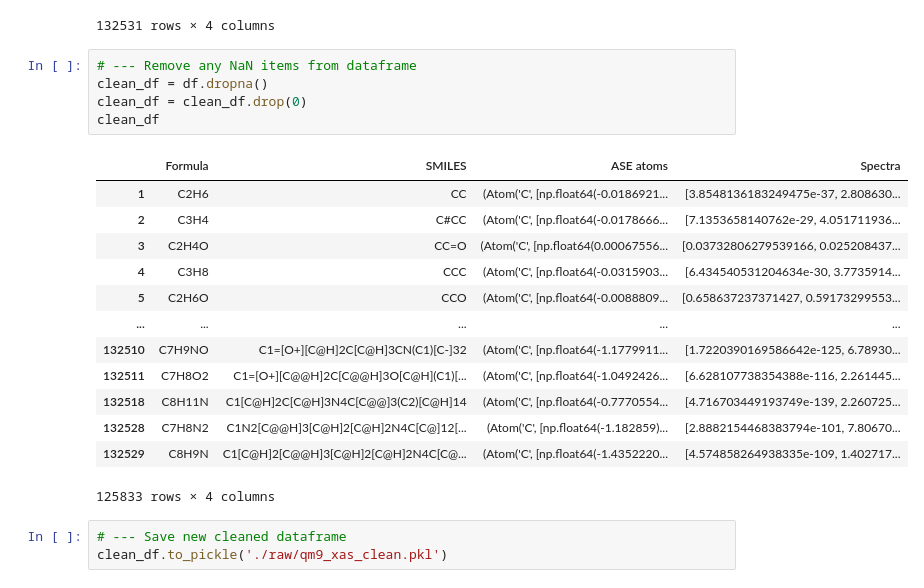
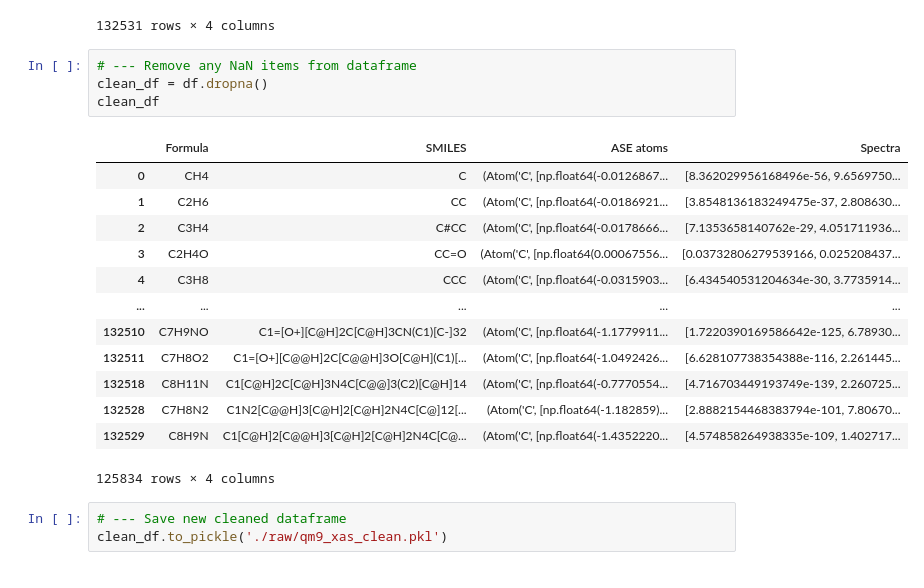
Before and after one commit to sam-j-hall/QM9_charge, a Jupyter notebook: view_data.ipynb, the cells around one changed output. Cells and saved outputs as stored; diff of their text form.

```diff
--- a/view_data.ipynb
+++ b/view_data.ipynb
@@ -25,22 +25,21 @@ df
 # %%
 # --- Remove any NaN items from dataframe
 clean_df = df.dropna()
-clean_df = clean_df.drop(0)
 clean_df
 # %% [output]
 |  | Formula | SMILES | ASE atoms | Spectra |
+| 0 | CH4 | C | (Atom('C', [np.float64(-0.0126867... | [8.362029956168496e-56, 9.6569750... |
 | 1 | C2H6 | CC | (Atom('C', [np.float64(-0.0186921... | [3.8548136183249475e-37, 2.808630... |
 | 2 | C3H4 | C#CC | (Atom('C', [np.float64(-0.0178666... | [7.1353658140762e-29, 4.051711936... |
 | 3 | C2H4O | CC=O | (Atom('C', [np.float64(0.00067556... | [0.03732806279539166, 0.025208437... |
 | 4 | C3H8 | CCC | (Atom('C', [np.float64(-0.0315903... | [6.434540531204634e-30, 3.7735914... |
-| 5 | C2H6O | CCO | (Atom('C', [np.float64(-0.0088809... | [0.658637237371427, 0.59173299553... |
 | ... | ... | ... | ... | ... |
 | 132510 | C7H9NO | C1=[O+][C@H]2C[C@H]3CN(C1)[C-]32 | (Atom('C', [np.float64(-1.1779911... | [1.7220390169586642e-125, 6.78930... |
 | 132511 | C7H8O2 | C1=[O+][C@@H]2C[C@@H]3O[C@H](C1)[... | (Atom('C', [np.float64(-1.0492426... | [6.628107738354388e-116, 2.261445... |
 | 132518 | C8H11N | C1[C@H]2C[C@H]3N4C[C@@]3(C2)[C@H]14 | (Atom('C', [np.float64(-0.7770554... | [4.716703449193749e-139, 2.260725... |
 | 132528 | C7H8N2 | C1N2[C@@H]3[C@H]2[C@H]2N4C[C@]12[... | (Atom('C', [np.float64(-1.182859)... | [2.8882154468383794e-101, 7.80670... |
 | 132529 | C8H9N | C1[C@H]2[C@@H]3[C@H]2[C@H]2N4C[C@... | (Atom('C', [np.float64(-1.4352220... | [4.574858264938335e-109, 1.402717... |
-125833 rows × 4 columns
+125834 rows × 4 columns
 # %%
 # --- Save new cleaned dataframe
 clean_df.to_pickle('./raw/qm9_xas_clean.pkl')
```
Also changed, not shown: 1 other file.
